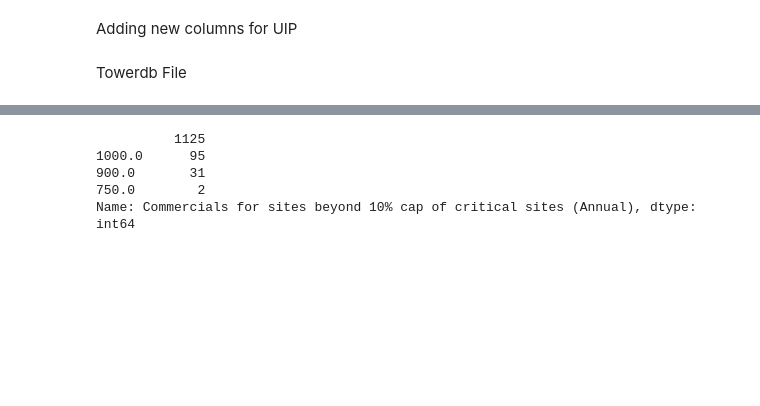
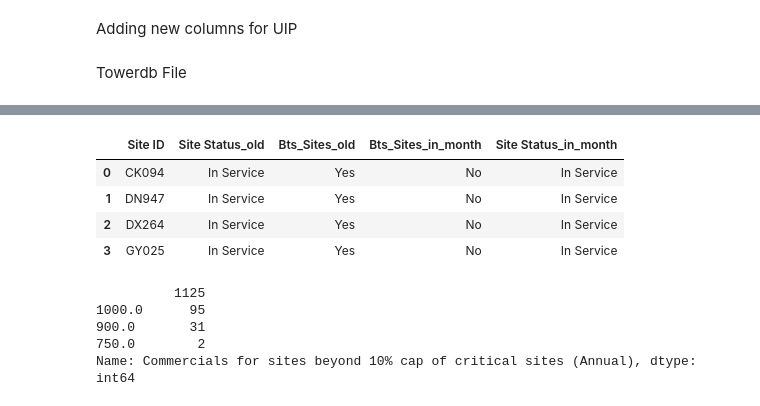
Before and after one commit to emerenan/xlsx_validation, a Jupyter notebook: ie_validations.ipynb, the cells around one changed output, grey strips where cells are left out. Cells and saved outputs as stored; diff of their text form; code cells hidden in the pictures; blank space fills up the shorter version.

Commit message:
Update até check mom bts

```diff
--- a/ie_validations.ipynb
+++ b/ie_validations.ipynb
@@ -933,8 +406,5 @@ change_incorret_list(towerdb, b_sites,'Site ID ',"Bts_Sites", 'Yes')
 # %%
 towerdb.to_csv('/content/TowerDB_Ireland_20210831.csv', index=False)
-# %%
-towerdb.loc[towerdb['Site ID '].isin(c_sites), "CriticalSite_Beyond_10"] = 'Beyond 10%'
-towerdb.loc[towerdb['Site ID '].isin(c_sites), "CriticalSite_Beyond_10"]
 # %%
 """Check columns received"""
 def check_columns_received(df, bill_cols):
@@ -1036,3 +564,30 @@ df_on_air
+# %%
+"""MoM check sites"""
+def check_mom_bts(df_tw, tw_index,status_col, bts_col, df_msa, msa_index, msa_col):
+
+    msa_bts = df_msa[df_msa[msa_col]=='Yes']
+    msa_bts_sites = [i for i in msa_bts[msa_index]]
+
+    tw_bts = df_tw[df_tw[bts_col]=='Yes']
+    tw_bts_sites = [i for i in tw_bts[tw_index]]
+
+    out_tower_bts = [i for i in msa_bts_sites if i not in tw_bts_sites]
+    filtered = df_msa[df_msa[tw_index].isin(out_tower_bts)]
+    filtered = filtered[[tw_index,status_col, bts_col]]
+    actual = df_tw[df_tw[tw_index].isin(out_tower_bts)][[tw_index, bts_col, status_col]]
+    merge = pd.merge(filtered, actual, how='inner', on=tw_index, suffixes=['_old', '_in_month'])
+
+    return  merge
+
+
+df_mom = check_mom_bts(towerdb, 'Site ID ','Site Status', "Bts_Sites", msa ,'Site ID ', "Bts_Sites")
+df_mom
+# %% [output]
+|  | Site ID | Site Status_old | Bts_Sites_old | Bts_Sites_in_month | Site Status_in_month |
+| 0 | CK094 | In Service | Yes | No | In Service |
+| 1 | DN947 | In Service | Yes | No | In Service |
+| 2 | DX264 | In Service | Yes | No | In Service |
+| 3 | GY025 | In Service | Yes | No | In Service |
 # %%
 path_uip = '/content/UserInput_Ireland_July 21_06.07.2021.xlsx'
 uip_names = ['Site_ID', 'BTS site applicable charge (Annual)', \
```
Also changed, not shown: parts of 23 cells of this notebook.
